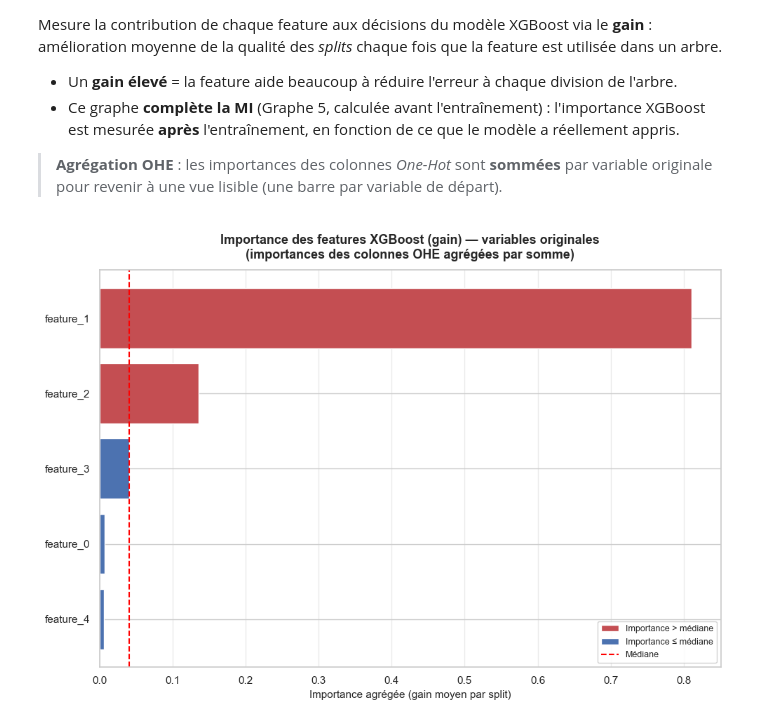
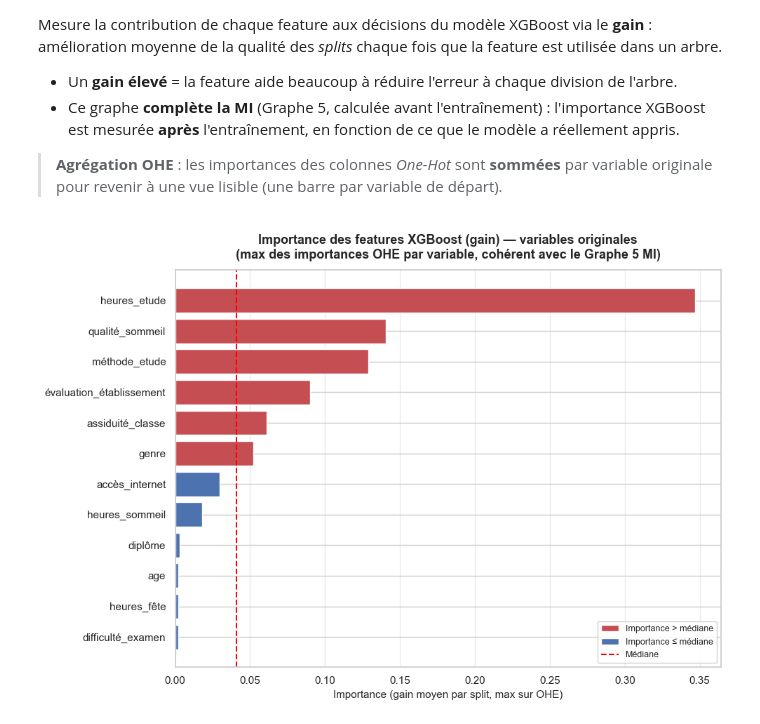
Before and after one commit to 22054/Smart-School-Project, a Jupyter notebook: failure_prediction.ipynb, the cells around one changed output. Cells and saved outputs as stored; diff of their text form; code cells hidden in the pictures.

Commit message:
update graph 5 et 8

```diff
--- a/failure_prediction.ipynb
+++ b/failure_prediction.ipynb
@@ -976,35 +1023,38 @@ Mesure la contribution de chaque feature aux décisions du modèle XGBoost via l
 one_hot_cols_g8 = ['genre', 'diplôme', 'accès_internet', 'méthode_etude']
 
 def _orig_name_g8(feat):
     for col in one_hot_cols_g8:
         if feat.startswith(col + '_'):
             return col
     return feat
 
 fi_vals = model_xgb.feature_importances_
 fi_raw  = pd.Series(fi_vals, index=feat_names_base)
 
-# Somme des importances de toutes les colonnes OHE d'une même variable originale
-fi_orig = fi_raw.groupby(fi_raw.index.map(_orig_name_g8)).sum().sort_values(ascending=True)
+# Agrégation par MAX (cohérent avec le Graphe 5 MI qui prend aussi le max)
+# Sommer surévaluerait les variables avec beaucoup de modalités
+fi_orig = (fi_raw.groupby(fi_raw.index.map(_orig_name_g8))
+                  .max()
+                  .sort_values(ascending=True))
 
 fig8, ax8 = plt.subplots(figsize=(10, 7))
 fi_colors = [PALETTE[3] if v > fi_orig.median() else PALETTE[0] for v in fi_orig.values]
 ax8.barh(fi_orig.index, fi_orig.values, color=fi_colors)
 ax8.axvline(fi_orig.median(), color='red', linestyle='--', linewidth=1.5, label='Médiane')
 legend_fi = [
     mpatches.Patch(facecolor=PALETTE[3], label='Importance > médiane'),
     mpatches.Patch(facecolor=PALETTE[0], label='Importance ≤ médiane'),
     plt.Line2D([0], [0], color='red', linestyle='--', linewidth=1.5, label='Médiane'),
 ]
 ax8.legend(handles=legend_fi, fontsize=9, framealpha=0.9)
 ax8.set_title(
     'Importance des features XGBoost (gain) — variables originales\n'
-    '(importances des colonnes OHE agrégées par somme)',
+    '(max des importances OHE par variable, cohérent avec le Graphe 5 MI)',
     fontsize=13, fontweight='bold', pad=12
 )
-ax8.set_xlabel('Importance agrégée (gain moyen par split)', fontsize=11)
+ax8.set_xlabel('Importance (gain moyen par split, max sur OHE)', fontsize=11)
 ax8.grid(axis='x', alpha=0.4)
 plt.tight_layout()
 plt.show()
 # %% [output]
-[figure, old version]
+[figure, new version]
```
Also changed, not shown: parts of 10 cells of this notebook.
